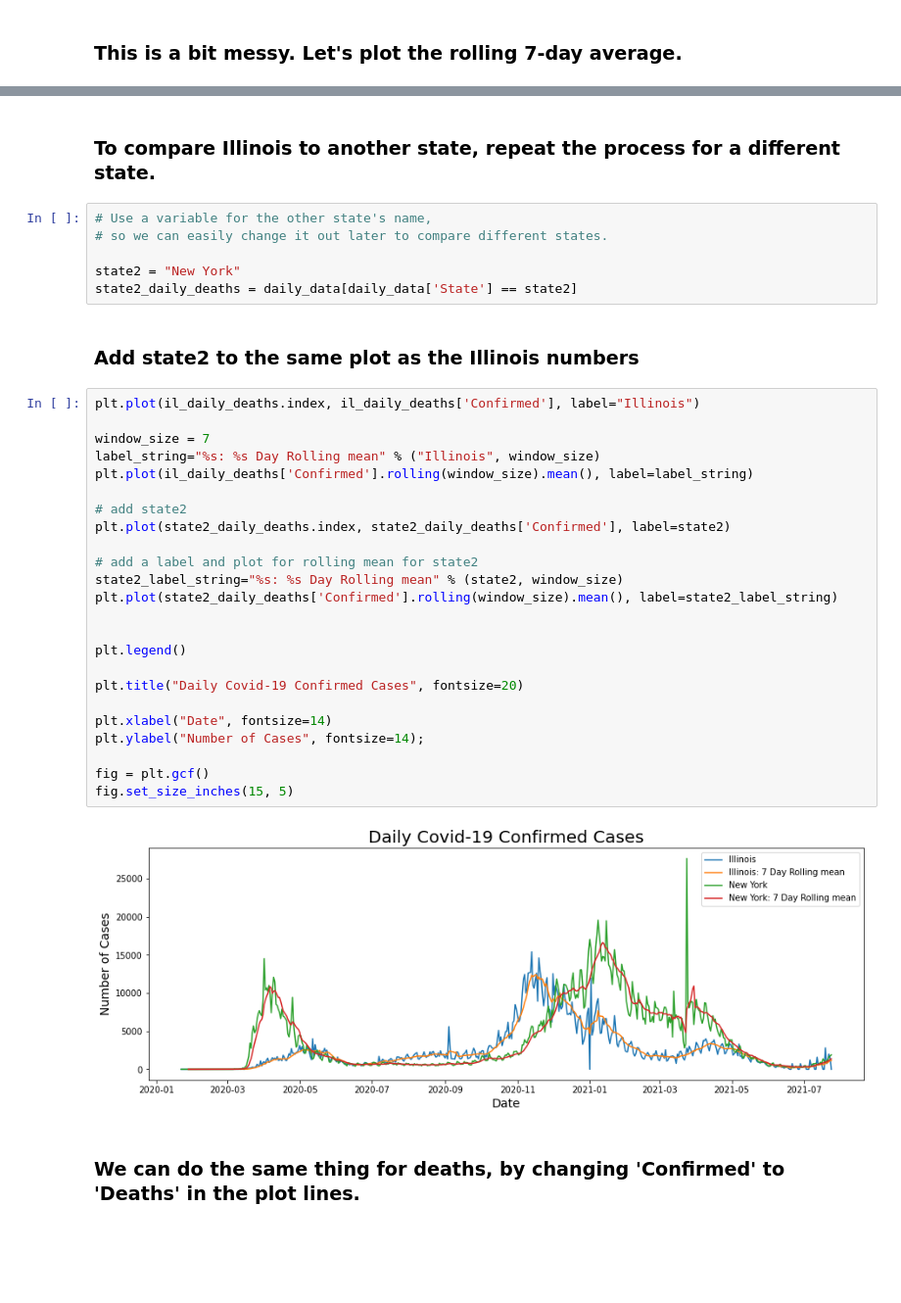
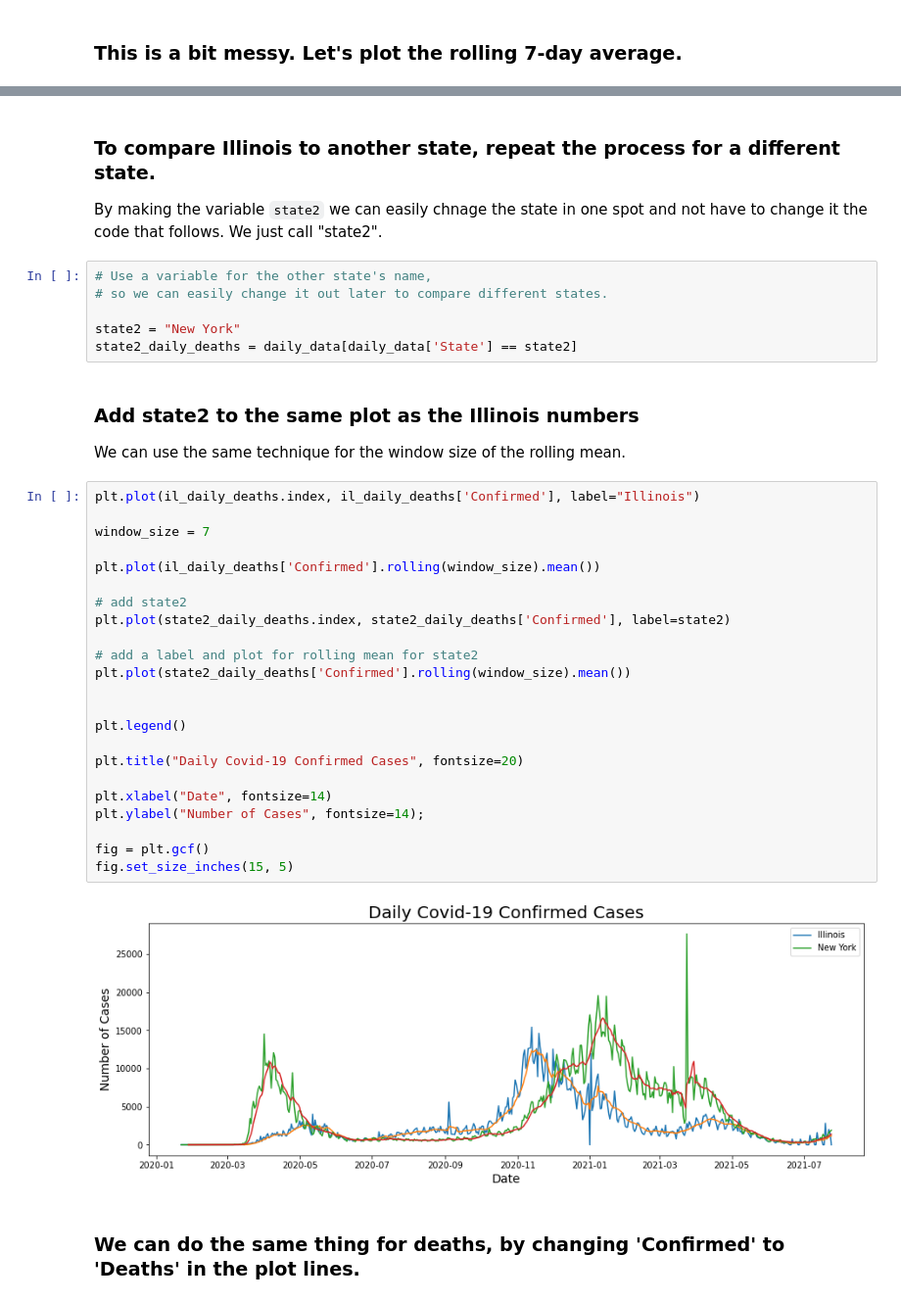
Before and after one commit to ekle12/big-data-camp, a Jupyter notebook: Instructor Notebooks/Covid_curves_Instructor.ipynb, the cells around one changed output, grey strips where cells are left out. Shown at 98% size. Saved outputs shown, nothing was run; the diff lists cells and outputs as text; blank space fills up the shorter version.

Commit message:
updating rolling means and covid curves

```diff
--- a/Instructor Notebooks/Covid_curves_Instructor.ipynb
+++ b/Instructor Notebooks/Covid_curves_Instructor.ipynb
@@ -145,5 +141,7 @@ fig.set_size_inches(15, 5)
 # %% [markdown]
 ### To compare Illinois to another state, repeat the process for a different state.
+
+By making the variable `state2` we can easily chnage the state in one spot and not have to change it the code that follows. We just call "state2".
 # %%
 # Use a variable for the other state's name,
 # so we can easily change it out later to compare different states.
@@ -152,32 +150,33 @@ state2 = "New York"
 state2_daily_deaths = daily_data[daily_data['State'] == state2]
 # %% [markdown]
 ### Add state2 to the same plot as the Illinois numbers
+
+We can use the same technique for the window size of the rolling mean.
 # %%
 plt.plot(il_daily_deaths.index, il_daily_deaths['Confirmed'], label="Illinois")
 
 window_size = 7
-label_string="%s: %s Day Rolling mean" % ("Illinois", window_size)
-plt.plot(il_daily_deaths['Confirmed'].rolling(window_size).mean(), label=label_string)
+
+plt.plot(il_daily_deaths['Confirmed'].rolling(window_size).mean())
 
 # add state2
 plt.plot(state2_daily_deaths.index, state2_daily_deaths['Confirmed'], label=state2)
 
 # add a label and plot for rolling mean for state2
-state2_label_string="%s: %s Day Rolling mean" % (state2, window_size)
-plt.plot(state2_daily_deaths['Confirmed'].rolling(window_size).mean(), label=state2_label_string)
+plt.plot(state2_daily_deaths['Confirmed'].rolling(window_size).mean())
 
 
 plt.legend()
 
 plt.title("Daily Covid-19 Confirmed Cases", fontsize=20)
 
 plt.xlabel("Date", fontsize=14)
 plt.ylabel("Number of Cases", fontsize=14);
 
 fig = plt.gcf()
 fig.set_size_inches(15, 5)
 # %% [output]
-[figure, old version]
+[figure, new version]
 # %% [markdown]
 ### We can do the same thing for deaths, by changing 'Confirmed' to 'Deaths' in the plot lines.
 # %%
```
Also changed, not shown: parts of 4 cells of this notebook, 3 other files.
